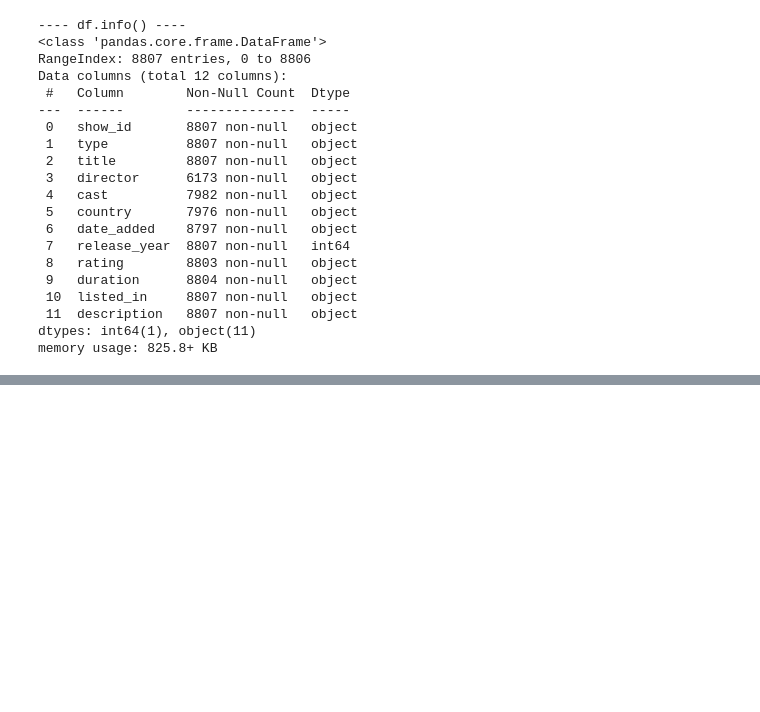
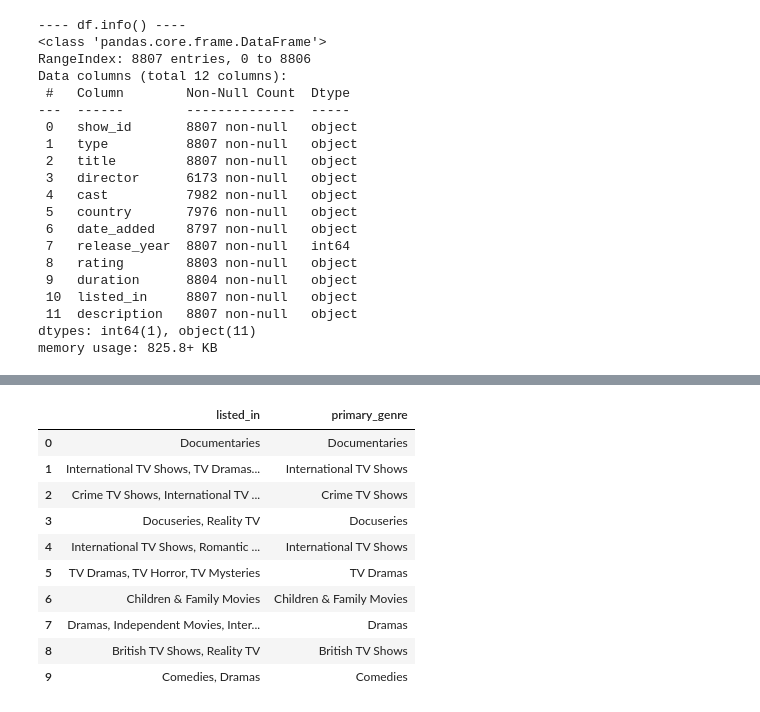
Before and after one commit to Mohd-Faizan-Khan/Netflix-Data-Analysis, a Jupyter notebook: notebooks/02_Data_Cleansing.ipynb, the cells around one changed output, grey strips where cells are left out. Saved outputs shown, nothing was run; the diff lists cells and outputs as text; code cells hidden in the pictures; blank space fills up the shorter version.

```diff
--- a/notebooks/02_Data_Cleansing.ipynb
+++ b/notebooks/02_Data_Cleansing.ipynb
@@ -57,0 +274,23 @@ memory usage: 825.8+ KB
+# %%
+# Step 5 — Clean the listed_in (genres) column
+
+# Convert to string & strip whitespace
+df['listed_in'] = df['listed_in'].astype(str).str.strip()
+
+# Extract the first genre before the comma
+df['primary_genre'] = df['listed_in'].str.split(',').str[0].str.strip()
+
+# Show first few rows
+df[['listed_in', 'primary_genre']].head(10)
+# %% [output]
+|  | listed_in | primary_genre |
+| 0 | Documentaries | Documentaries |
+| 1 | International TV Shows, TV Dramas... | International TV Shows |
+| 2 | Crime TV Shows, International TV ... | Crime TV Shows |
+| 3 | Docuseries, Reality TV | Docuseries |
+| 4 | International TV Shows, Romantic ... | International TV Shows |
+| 5 | TV Dramas, TV Horror, TV Mysteries | TV Dramas |
+| 6 | Children & Family Movies | Children & Family Movies |
+| 7 | Dramas, Independent Movies, Inter... | Dramas |
+| 8 | British TV Shows, Reality TV | British TV Shows |
+| 9 | Comedies, Dramas | Comedies |
```
Also changed, not shown: parts of 13 cells of this notebook, 2 other files.
